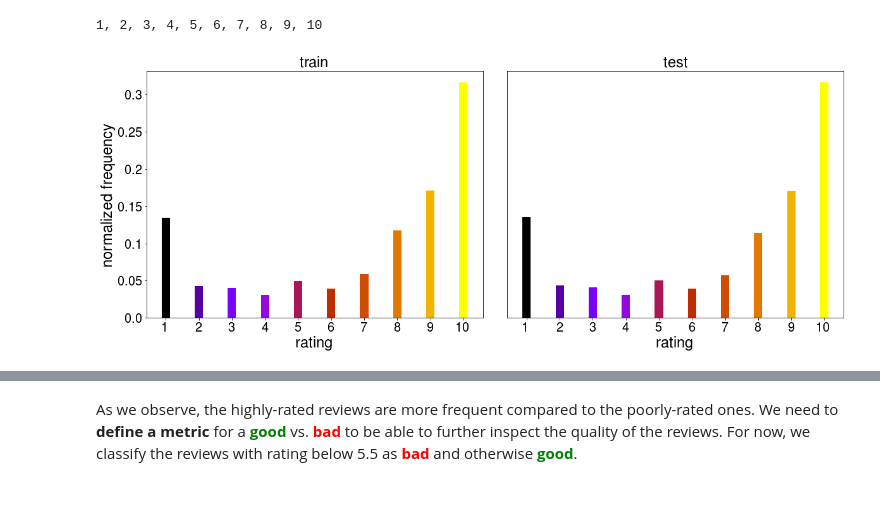
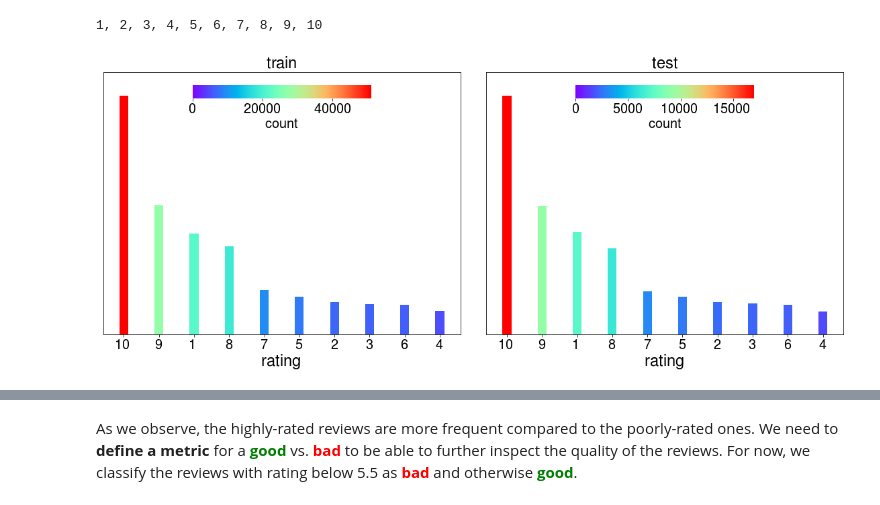
Before and after one commit to alineu/ml-projects, a Jupyter notebook: drug-DI/drug_optimizer.ipynb, the cells around one changed output, grey strips where cells are left out. Saved outputs shown, nothing was run; the diff lists cells and outputs as text; code cells hidden in the pictures.

```diff
--- a/drug-DI/drug_optimizer.ipynb
+++ b/drug-DI/drug_optimizer.ipynb
@@ -253,46 +254,90 @@ print(*list(unique_ratings), sep = ", ")
 # %% [output]
 1, 2, 3, 4, 5, 6, 7, 8, 9, 10
 # %%
-def hist(x, ax=None, colmap="winter",density=True,labels=[],
-         title='title', show_title=True, xlabel='x-label',
-         fontSize=20, keep_y_lab=True,rot=0):
+import collections
 
-    ylab = 'normalized frequency' if density else 'count'
+
+def hist(
+        x, ax=None, colmap="winter", density=True, labels=[], colbar = True,
+        title='title', show_title=True, xlabel='x-label', ylabel=None,
+        fontSize=20, keep_y_lab=True, rot=0, sort_ed=False, show_ylab=False):
+
+    #     if len(x)!=len(labels):
+    #         freq = collections.Counter(x)
+    #         sorted_dict = {k: v for k, v in sorted(freq.items(), key=lambda item: item[1])}
+    #         sorted_keys = list(sorted_dict.keys())
+    if show_ylab:
+        if ylabel == None:
+            ylabel = 'normalized frequency' if density else 'count'
     width = 0.25  # must be <1
-    unique_x = np.arange(1,len(labels)+1)
-    cm = get_cmap(len(labels),colmap)
-    for i in range(len(unique_x)):
-        if not density:
-            ax.bar(unique_x[i], x[i], width,color=cm(i))
+    unique_x = np.arange(1, len(labels) + 1)
+    color_index = np.argsort(x)
+    my_cmap = cm.get_cmap(colmap)
+    my_norm = Normalize(0, vmax=max(x))
+
+    if not density:
+        if colbar:
+            for i in range(len(unique_x)):
+                ax.bar(unique_x[i], x[i], width, color=my_cmap(my_norm(x[i])))
         else:
-            ax.bar(unique_x[i], np.count_nonzero(x==unique_x[i])/len(x), width,color=cm(i))
+            ax.bar(unique_x, x, width)
+    else:
+        if colbar:
+            for i in range(len(unique_x)):
+                ax.bar(unique_x[i], np.count_nonzero(
+                    x == x[i]) / len(x), width, color=my_cmap(my_norm(x[i])))
+        else:
+            ax.bar(unique_x, np.count_nonzero(x == unique_x) / len(x), width)
 
     ax.set_xticks(unique_x)
     ax.set_xticklabels(labels, rotation=rot,
-                       horizontalalignment={0:'center',45:'right',90:'center'}.get(rot))
-    ax.set_xlabel(xlabel,fontsize = int(fontSize*1.2))
+                       horizontalalignment={0: 'center', 45: 'right', 90: 'center'}.get(rot))
+    ax.set_xlabel(xlabel, fontsize=int(fontSize * 1.2))
     yticks = ax.get_yticks()
     if not keep_y_lab:
         ax.set_yticks([])
         ax.set_ylabel(None)
     else:
-        ax.set_ylabel(ylab,fontsize = int(fontSize*1.2))
-        ax.set_yticklabels([np.round(x,2) for x in yticks])
+        ax.set_ylabel(ylabel, fontsize=int(fontSize * 1.2))
+        ax.set_yticklabels([np.round(x, 2) for x in yticks])
         ax.yaxis.set_tick_params(labelsize=fontSize)
 
     ax.xaxis.set_tick_params(labelsize=fontSize)
     if show_title:
-        ax.set_title(title,fontsize = int(fontSize*1.2))
+        ax.set_title(title, fontsize=int(fontSize * 1.2))
 
-fig,axes = plt.subplots(1,2,figsize=(16, 6),sharey=False)
+    if colbar:
+        ax.set_ylim([0, 1.1*max(x)])
+        bbox = ax.get_position()
+        x0_new = bbox.bounds[0] + bbox.bounds[2] / 4
+        dx = bbox.bounds[2] / 2
+        y0_new = bbox.bounds[1] + 0.9 * bbox.bounds[3]
+        dy = 0.05 * bbox.bounds[3]
+        cbar_ax = fig.add_axes([x0_new,y0_new,dx,dy])
+        cb = fig.colorbar(cm.ScalarMappable(norm=my_norm, cmap=my_cmap),
+                          cax=cbar_ax, orientation='horizontal',
+                          label=ylabel,alpha=1)
+        cb.ax.set_xlabel(cb.ax.get_xlabel(),fontsize=fontSize)
+        cb.ax.xaxis.set_tick_params(labelsize=fontSize)
+        cb.outline.set_visible(False)
+        ax.set_yticks([])
+        ax.set_ylabel(None)
+
+fig, axes = plt.subplots(1, 2, figsize=(16, 6), sharey=False)
 fig.tight_layout()
-titles = ['train','test']
-ylabs = [True,False]
-for x, ax, title, ylab in zip([df_train['rating'].dropna().values,
-                  df_test['rating'].dropna().values], axes,titles,ylabs):
-    hist(x,ax=ax,labels=unique_ratings,colmap="gnuplot",
-         xlabel='rating',title=title,keep_y_lab=ylab)
+titles = ['train', 'test']
+ylabs = [True, False]
+train_data = df_train['rating'].value_counts()
+train_data = train_data.sort_values(ascending=False)
+test_data = df_test['rating'].value_counts()
+test_data = test_data.sort_values(ascending=False)
+
+for x, label, ax, title, ylab in zip([train_data.values, test_data.values],
+                                     [train_data.index, test_data.index],
+                                     axes, titles, ylabs):
+    g = hist(x, ax=ax, labels=label, colmap="rainbow", show_ylab=True,
+         xlabel='rating', title=title, keep_y_lab=ylab, density=False)
 
 plt.show()
 # %% [output]
-[figure, old version]
+[figure, new version]
```
Also changed, not shown: parts of 40 cells of this notebook.
